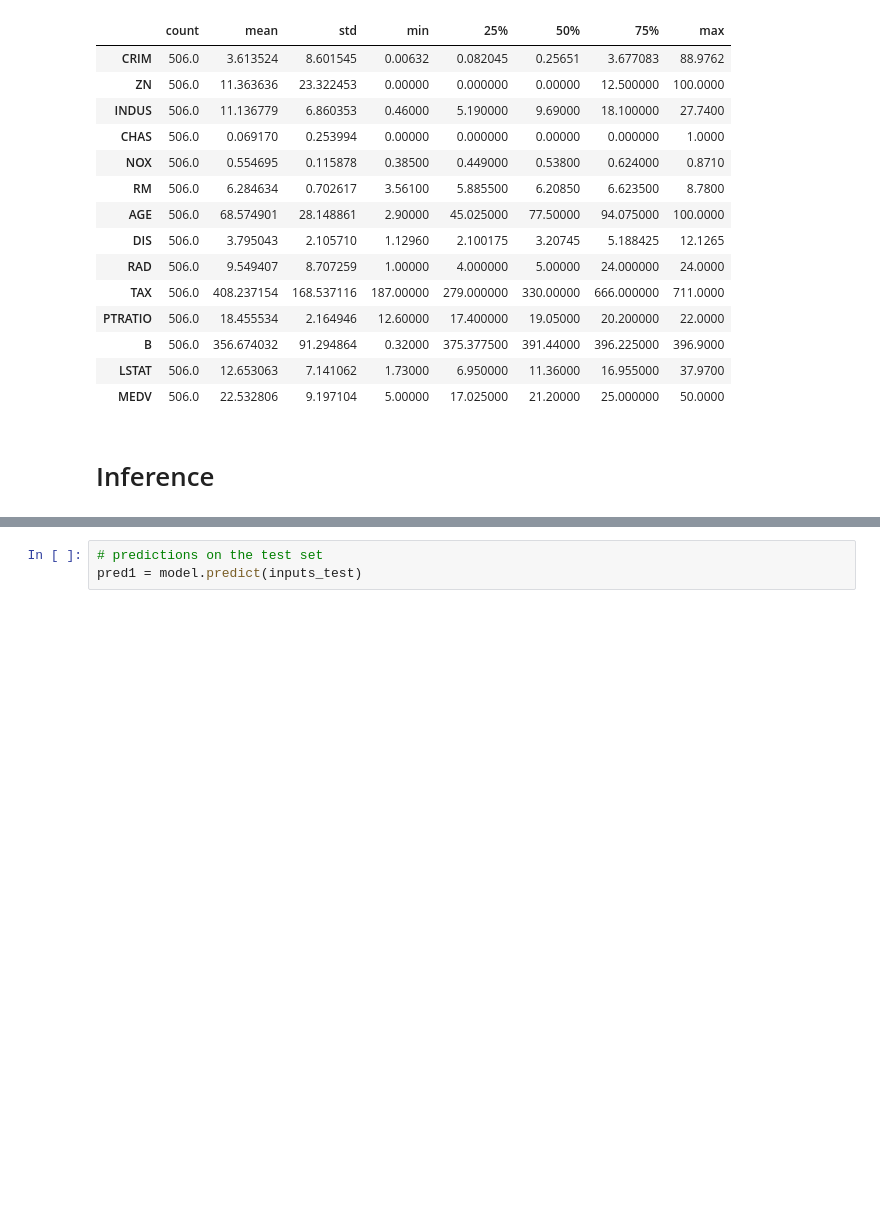
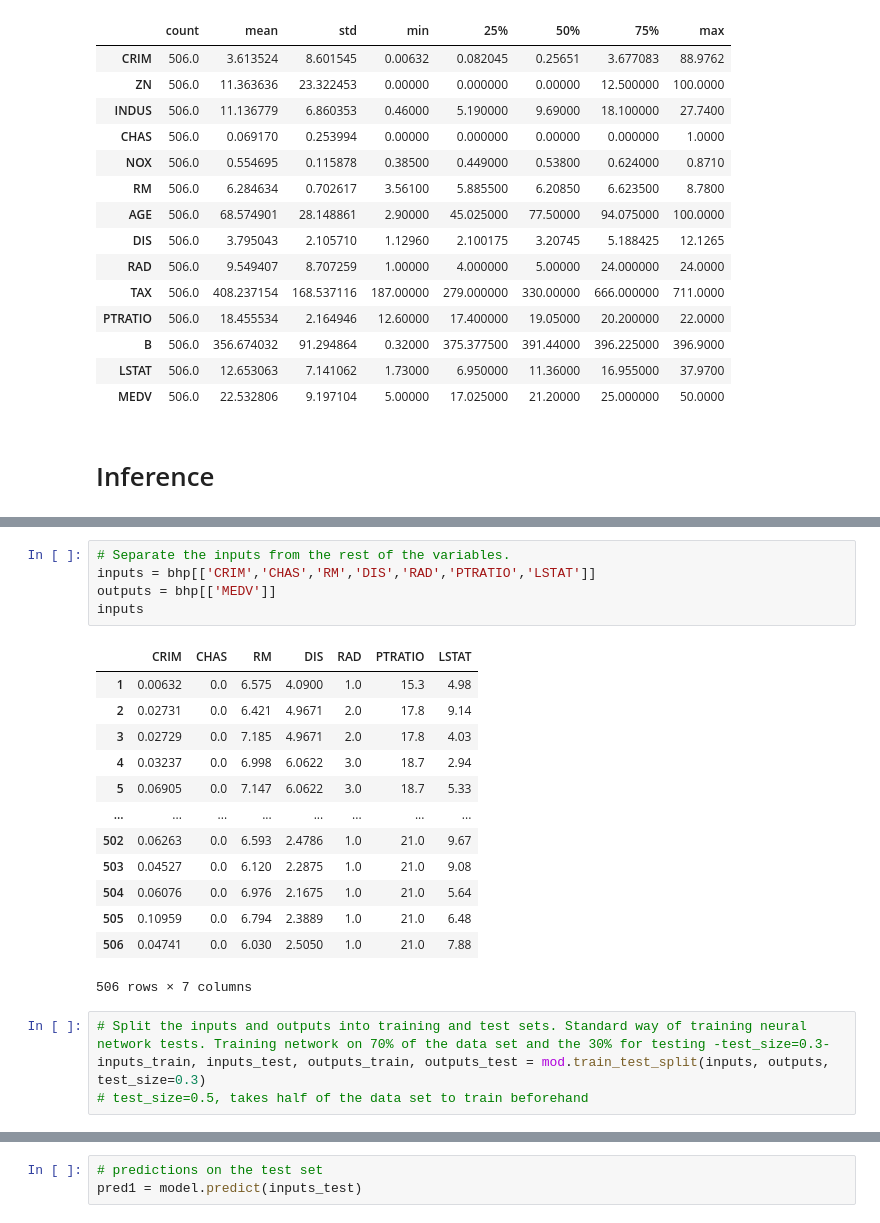
Before and after one commit to Carloselrecharlie/Boston_House_Prices_Analysis, a Jupyter notebook: Analysis of Boston House Prices dataset.ipynb, the cells around one changed output, grey strips where cells are left out. Drawn from its saved outputs; the diff is of its cells as text; blank space fills up the shorter version.

```diff
--- a/Analysis of Boston House Prices dataset.ipynb
+++ b/Analysis of Boston House Prices dataset.ipynb
@@ -433,0 +335,23 @@ Epoch 80/80
+# %%
+# Separate the inputs from the rest of the variables.
+inputs = bhp[['CRIM','CHAS','RM','DIS','RAD','PTRATIO','LSTAT']]
+outputs = bhp[['MEDV']]
+inputs
+# %% [output]
+|  | CRIM | CHAS | RM | DIS | RAD | PTRATIO | LSTAT |
+| 1 | 0.00632 | 0.0 | 6.575 | 4.0900 | 1.0 | 15.3 | 4.98 |
+| 2 | 0.02731 | 0.0 | 6.421 | 4.9671 | 2.0 | 17.8 | 9.14 |
+| 3 | 0.02729 | 0.0 | 7.185 | 4.9671 | 2.0 | 17.8 | 4.03 |
+| 4 | 0.03237 | 0.0 | 6.998 | 6.0622 | 3.0 | 18.7 | 2.94 |
+| 5 | 0.06905 | 0.0 | 7.147 | 6.0622 | 3.0 | 18.7 | 5.33 |
+| ... | ... | ... | ... | ... | ... | ... | ... |
+| 502 | 0.06263 | 0.0 | 6.593 | 2.4786 | 1.0 | 21.0 | 9.67 |
+| 503 | 0.04527 | 0.0 | 6.120 | 2.2875 | 1.0 | 21.0 | 9.08 |
+| 504 | 0.06076 | 0.0 | 6.976 | 2.1675 | 1.0 | 21.0 | 5.64 |
+| 505 | 0.10959 | 0.0 | 6.794 | 2.3889 | 1.0 | 21.0 | 6.48 |
+| 506 | 0.04741 | 0.0 | 6.030 | 2.5050 | 1.0 | 21.0 | 7.88 |
+506 rows × 7 columns
+# %%
+# Split the inputs and outputs into training and test sets. Standard way of training neural network tests. Training network on 70% of the data set and the 30% for testing -test_size=0.3-
+inputs_train, inputs_test, outputs_train, outputs_test = mod.train_test_split(inputs, outputs, test_size=0.3)
+# test_size=0.5, takes half of the data set to train beforehand
```
Also changed, not shown: parts of 57 cells of this notebook, 1 other file.
